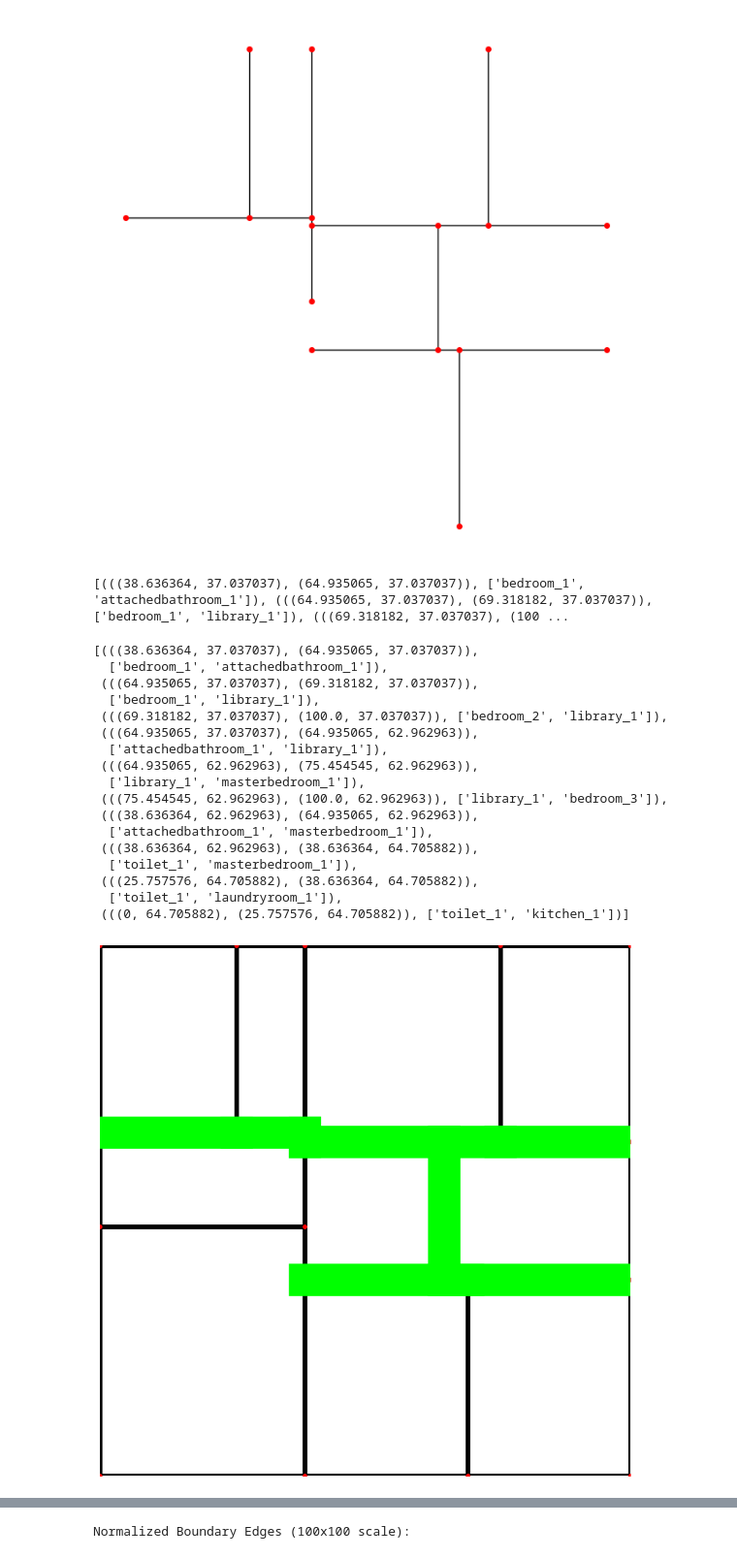
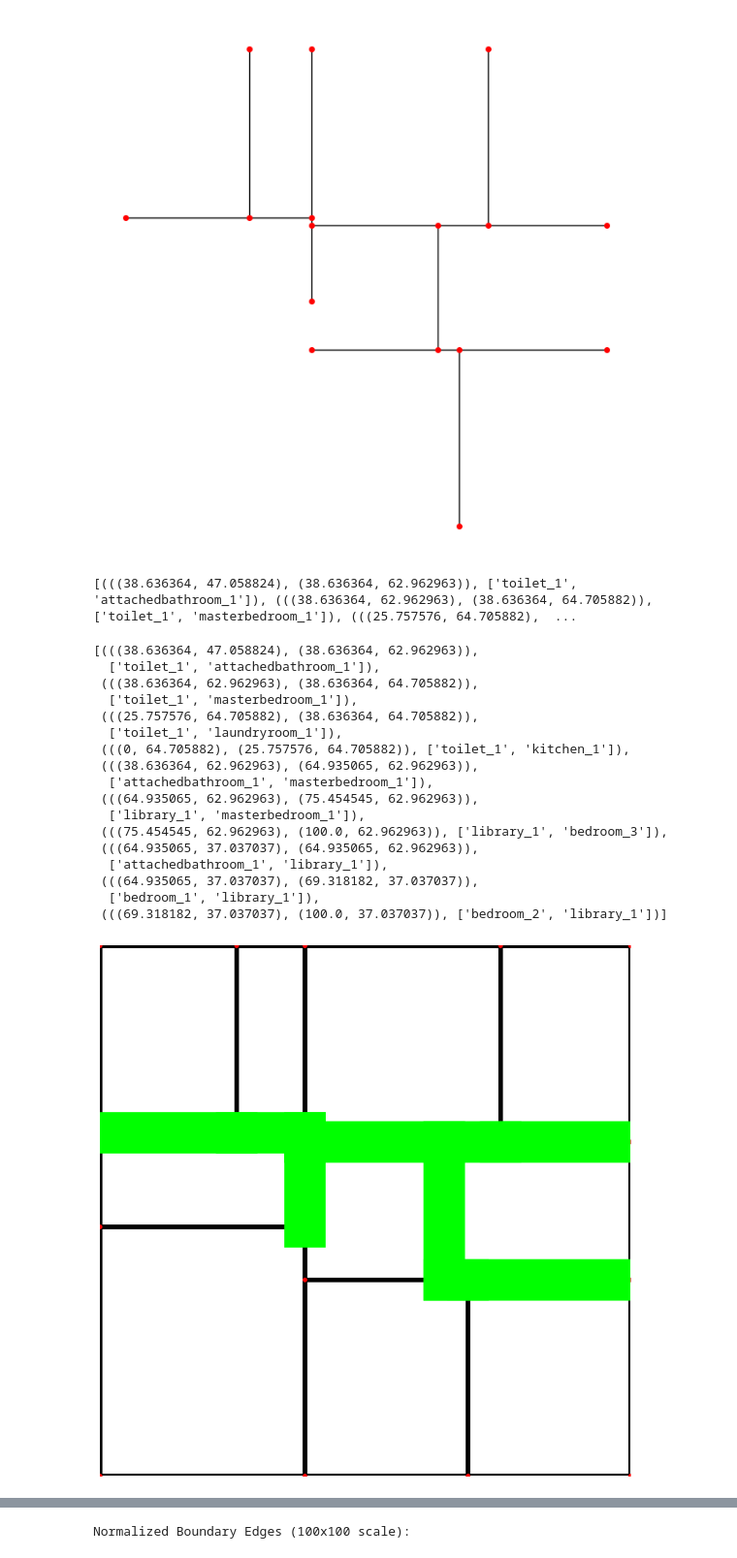
Before and after one commit to Haseeb98-Git/VoiceArchi-FYP, a Jupyter notebook: src/dummy-csp.ipynb, the cells around one changed output, grey strips where cells are left out. Shown at 97% size. Cells and saved outputs as stored; diff of their text form; code cells hidden in the pictures.

```diff
--- a/src/dummy-csp.ipynb
+++ b/src/dummy-csp.ipynb
@@ -1053,36 +1049,36 @@ plot_graph_new(new_graph)
 # %%
 disconnected_rooms = ["laundryroom_1", "library_1", "masterbedroom_1", "bedroom_2", "bedroom_3", "kitchen_1"]
 # %%
-shortest_path_graph = shortest_path_to_connect_rooms(new_graph, connecting_vertices[0][0], disconnected_rooms)
+shortest_path_graph = shortest_path_to_connect_rooms(new_graph, connecting_vertices[1][0], disconnected_rooms)
 print(shortest_path_graph)
 # %% [output]
-[(((38.636364, 37.037037), (64.935065, 37.037037)), ['bedroom_1', 'attachedbathroom_1']), (((64.935065, 37.037037), (69.318182, 37.037037)), ['bedroom_1', 'library_1']), (((69.318182, 37.037037), (100 ...
+[(((38.636364, 47.058824), (38.636364, 62.962963)), ['toilet_1', 'attachedbathroom_1']), (((38.636364, 62.962963), (38.636364, 64.705882)), ['toilet_1', 'masterbedroom_1']), (((25.757576, 64.705882),  ...
 # %%
 # Example usage:
 cleaned_path = remove_redundant_edges(shortest_path_graph)
 cleaned_path
 # %% [output]
-[(((38.636364, 37.037037), (64.935065, 37.037037)),
-  ['bedroom_1', 'attachedbathroom_1']),
- (((64.935065, 37.037037), (69.318182, 37.037037)),
-  ['bedroom_1', 'library_1']),
- (((69.318182, 37.037037), (100.0, 37.037037)), ['bedroom_2', 'library_1']),
- (((64.935065, 37.037037), (64.935065, 62.962963)),
-  ['attachedbathroom_1', 'library_1']),
- (((64.935065, 62.962963), (75.454545, 62.962963)),
-  ['library_1', 'masterbedroom_1']),
- (((75.454545, 62.962963), (100.0, 62.962963)), ['library_1', 'bedroom_3']),
- (((38.636364, 62.962963), (64.935065, 62.962963)),
-  ['attachedbathroom_1', 'masterbedroom_1']),
+[(((38.636364, 47.058824), (38.636364, 62.962963)),
+  ['toilet_1', 'attachedbathroom_1']),
  (((38.636364, 62.962963), (38.636364, 64.705882)),
   ['toilet_1', 'masterbedroom_1']),
  (((25.757576, 64.705882), (38.636364, 64.705882)),
   ['toilet_1', 'laundryroom_1']),
- (((0, 64.705882), (25.757576, 64.705882)), ['toilet_1', 'kitchen_1'])]
+ (((0, 64.705882), (25.757576, 64.705882)), ['toilet_1', 'kitchen_1']),
+ (((38.636364, 62.962963), (64.935065, 62.962963)),
+  ['attachedbathroom_1', 'masterbedroom_1']),
+ (((64.935065, 62.962963), (75.454545, 62.962963)),
+  ['library_1', 'masterbedroom_1']),
+ (((75.454545, 62.962963), (100.0, 62.962963)), ['library_1', 'bedroom_3']),
+ (((64.935065, 37.037037), (64.935065, 62.962963)),
+  ['attachedbathroom_1', 'library_1']),
+ (((64.935065, 37.037037), (69.318182, 37.037037)),
+  ['bedroom_1', 'library_1']),
+ (((69.318182, 37.037037), (100.0, 37.037037)), ['bedroom_2', 'library_1'])]
 # %%
-plot_graph_with_path(graph_data, cleaned_path, padding=0)
+plot_graph_with_path(graph_data, cleaned_path, corridor_width=45, padding=0)
 # %% [output]
-[figure, old version]
+[figure, new version]
 # %%
 boundary_edges = get_color_boundary_edges(image_path="corridor.png")
 # %% [output]
```
Also changed, not shown: parts of 17 cells of this notebook, 7 other files.
